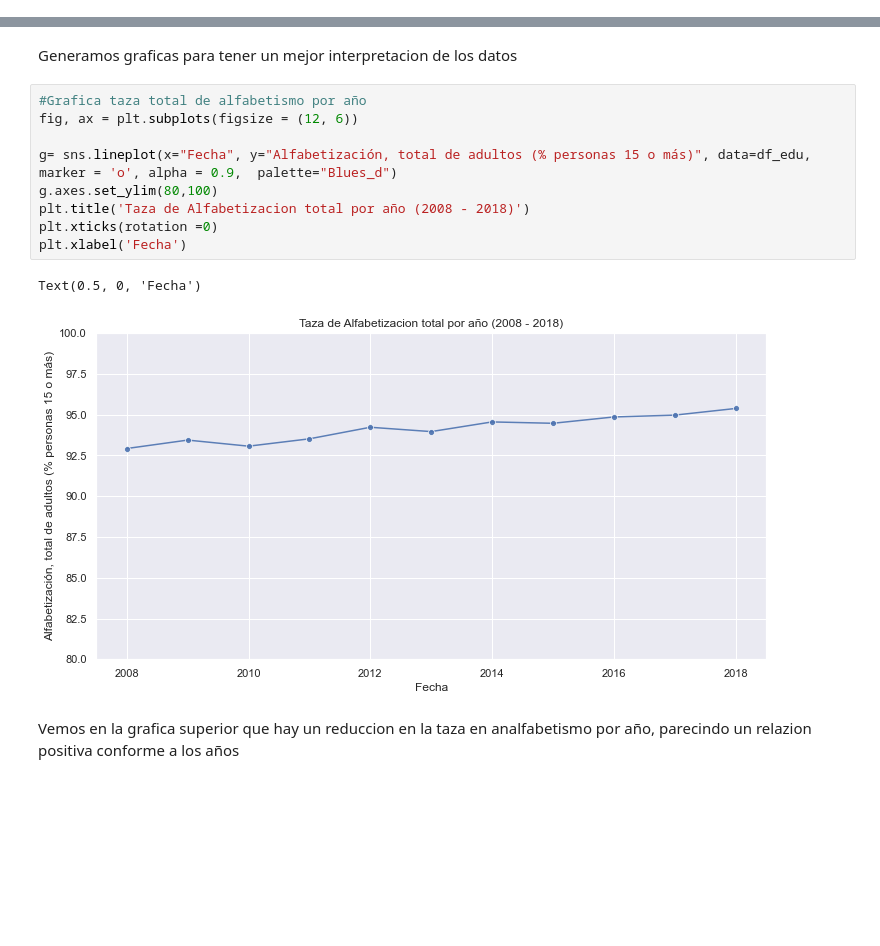
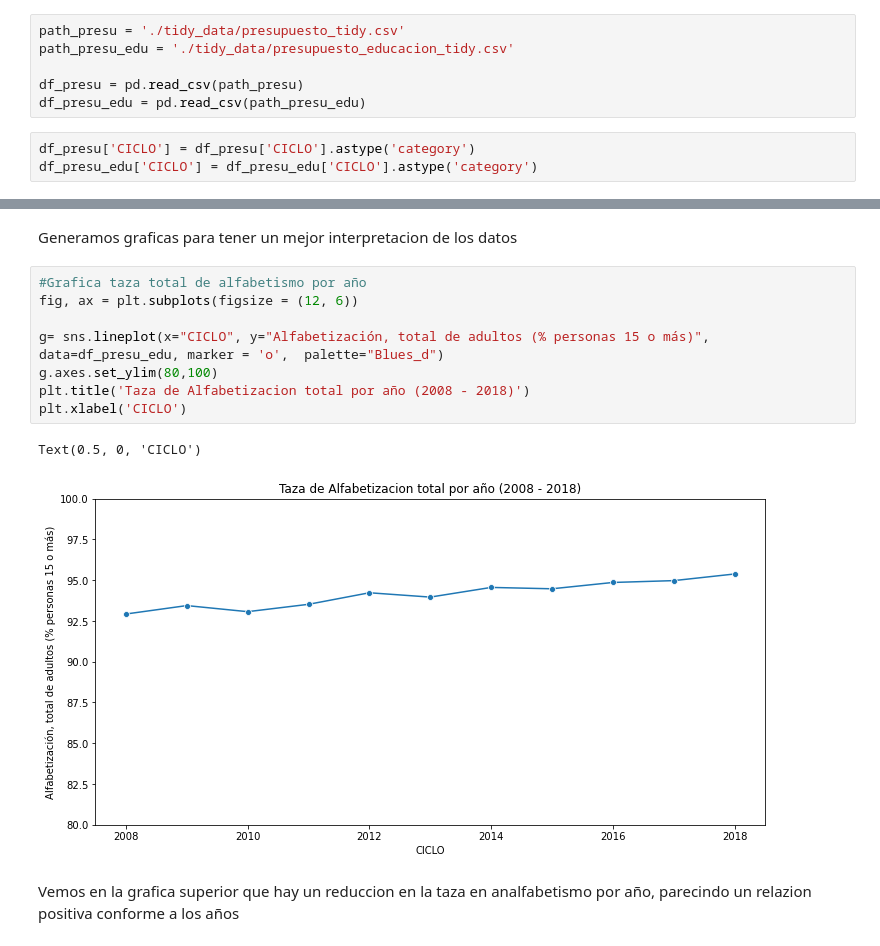
Before and after one commit to ibsanmorales/Proyecto-final-IngCaract, a Jupyter notebook: eda.ipynb, the cells around one changed output, grey strips where cells are left out. Saved outputs shown, nothing was run; the diff lists cells and outputs as text; blank space fills up the shorter version.

```diff
--- a/eda.ipynb
+++ b/eda.ipynb
@@ -26 +17,10 @@ df_presu['CICLO'] = df_presu['CICLO'].astype('category')
+# %%
+path_presu = './tidy_data/presupuesto_tidy.csv'
+path_presu_edu = './tidy_data/presupuesto_educacion_tidy.csv'
+
+df_presu = pd.read_csv(path_presu)
+df_presu_edu = pd.read_csv(path_presu_edu)
+# %%
+df_presu['CICLO'] = df_presu['CICLO'].astype('category')
+df_presu_edu['CICLO'] = df_presu_edu['CICLO'].astype('category')
 # %% [markdown]
@@ -42,14 +42,13 @@ Generamos graficas para tener un mejor interpretacion de los datos
 # %%
 #Grafica taza total de alfabetismo por año
 fig, ax = plt.subplots(figsize = (12, 6))
 
-g= sns.lineplot(x="Fecha", y="Alfabetización, total de adultos (% personas 15 o más)", data=df_edu, marker = 'o', alpha = 0.9,  palette="Blues_d")
+g= sns.lineplot(x="CICLO", y="Alfabetización, total de adultos (% personas 15 o más)", data=df_presu_edu, marker = 'o',  palette="Blues_d")
 g.axes.set_ylim(80,100)
 plt.title('Taza de Alfabetizacion total por año (2008 - 2018)')
-plt.xticks(rotation =0)
-plt.xlabel('Fecha')
+plt.xlabel('CICLO')
 # %% [output]
-Text(0.5, 0, 'Fecha')
+Text(0.5, 0, 'CICLO')
-[figure, old version]
+[figure, new version]
 # %% [markdown]
 Vemos en la grafica superior que hay un reduccion en la taza en analfabetismo por año, parecindo un relazion positiva conforme a los años
```
Also changed, not shown: parts of 40 cells of this notebook, 8 other files.
